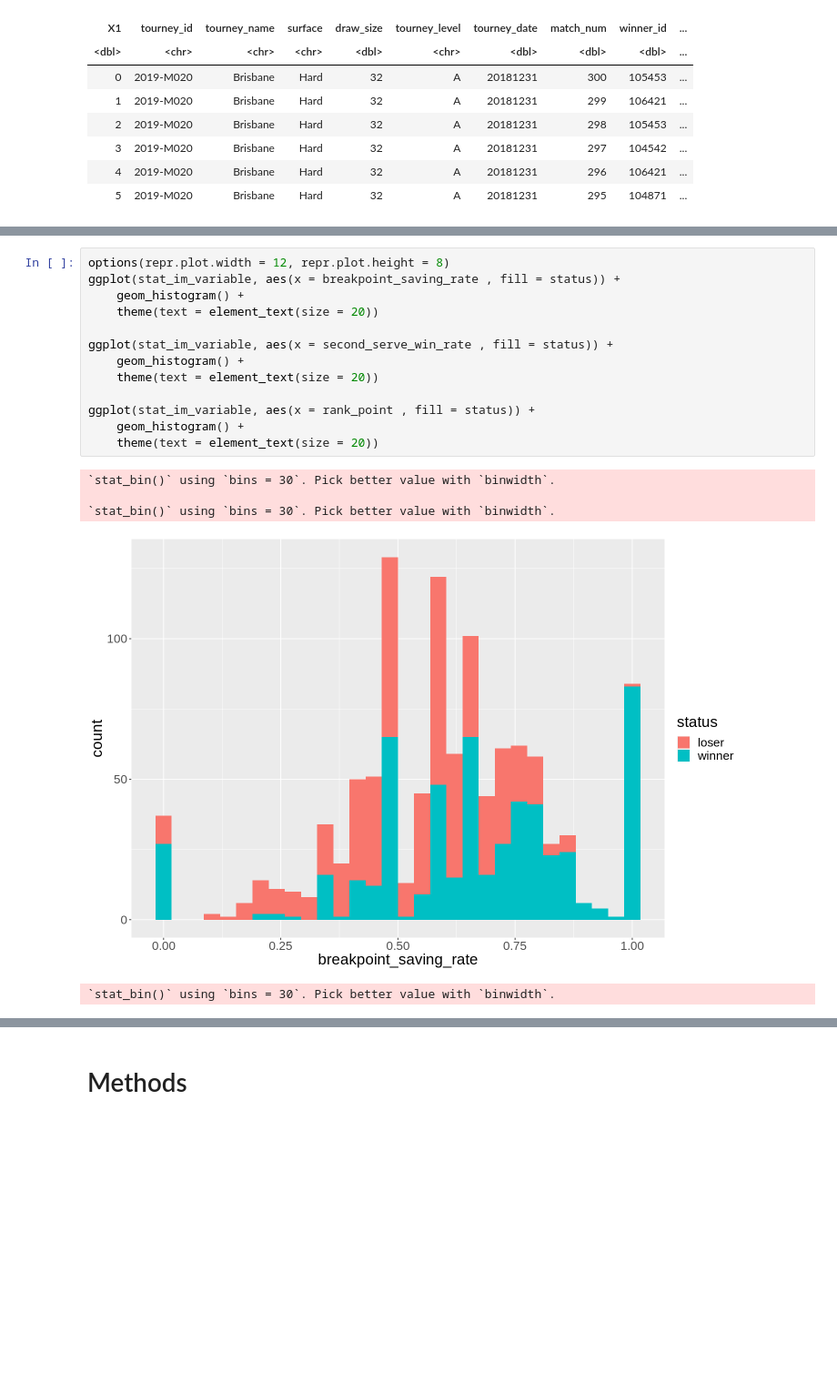
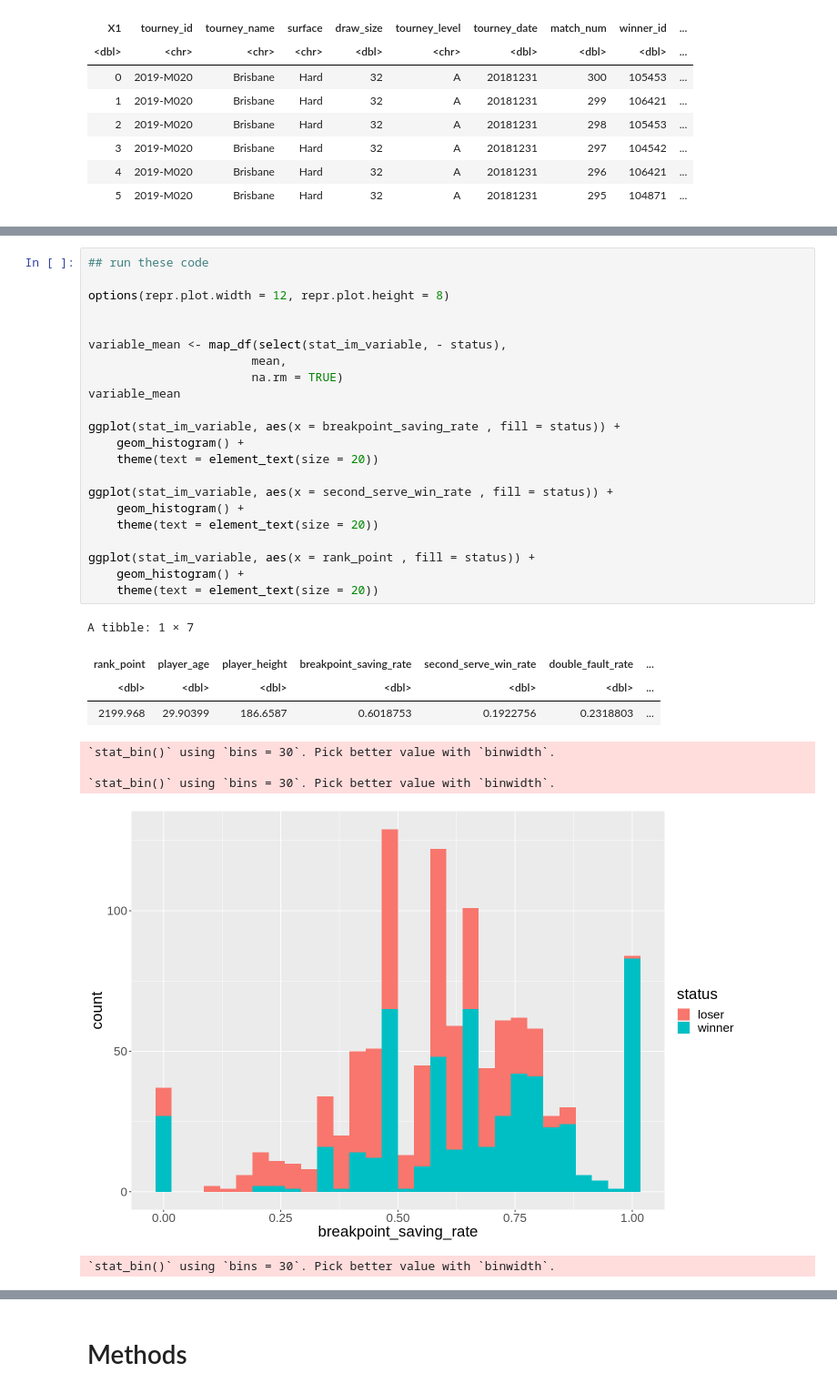
Before and after one commit to SimonYYL/DSCI_100_group19_group_project, a Jupyter notebook: project_proposal_final.ipynb, the cells around one changed output, grey strips where cells are left out. Shown at 91% size. Cells and saved outputs as stored; diff of their text form; blank space fills up the shorter version.

```diff
--- a/project_proposal_final.ipynb
+++ b/project_proposal_final.ipynb
@@ -119,21 +118,34 @@ A tibble: 1090 × 8
 # %%
+## run these code
+
 options(repr.plot.width = 12, repr.plot.height = 8)
+
+
+variable_mean <- map_df(select(stat_im_variable, - status),
+                       mean,
+                       na.rm = TRUE)
+variable_mean
+
 ggplot(stat_im_variable, aes(x = breakpoint_saving_rate , fill = status)) +
     geom_histogram() +
     theme(text = element_text(size = 20))
 
 ggplot(stat_im_variable, aes(x = second_serve_win_rate , fill = status)) +
     geom_histogram() +
     theme(text = element_text(size = 20))
 
 ggplot(stat_im_variable, aes(x = rank_point , fill = status)) +
     geom_histogram() +
     theme(text = element_text(size = 20))
 # %% [output]
-`stat_bin()` using `bins = 30`. Pick better value with `binwidth`.
-
-`stat_bin()` using `bins = 30`. Pick better value with `binwidth`.
+A tibble: 1 × 7
+| rank_point | player_age | player_height | breakpoint_saving_rate | second_serve_win_rate | double_fault_rate | ... |
+| <dbl> | <dbl> | <dbl> | <dbl> | <dbl> | <dbl> | ... |
+| 2199.968 | 29.90399 | 186.6587 | 0.6018753 | 0.1922756 | 0.2318803 | ... |
+`stat_bin()` using `bins = 30`. Pick better value with `binwidth`.
+
+`stat_bin()` using `bins = 30`. Pick better value with `binwidth`.
 [figure]
-`stat_bin()` using `bins = 30`. Pick better value with `binwidth`.
+`stat_bin()` using `bins = 30`. Pick better value with `binwidth`.
 [figure]
 [figure]
```
Also changed, not shown: parts of 2 cells of this notebook.
